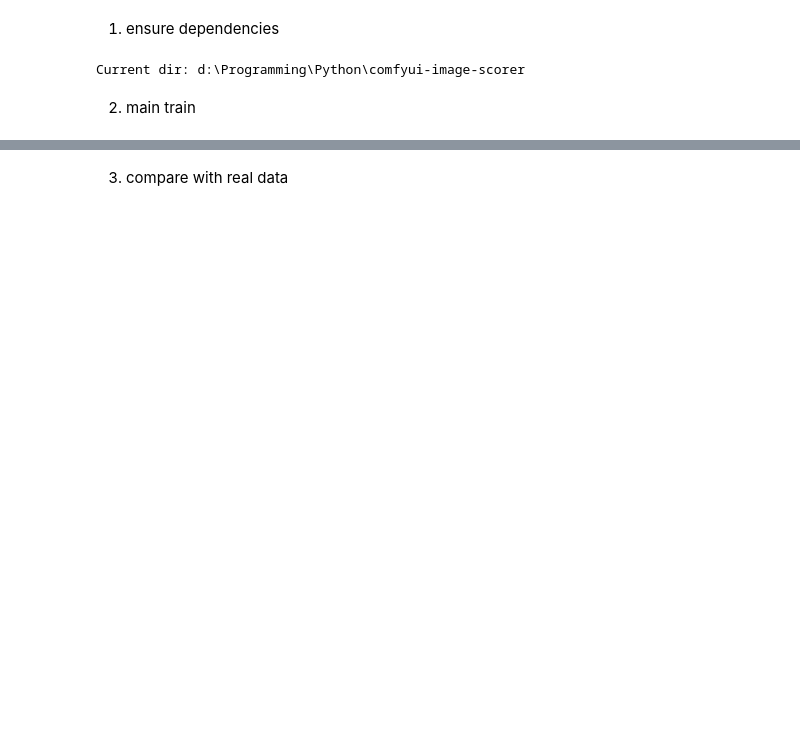
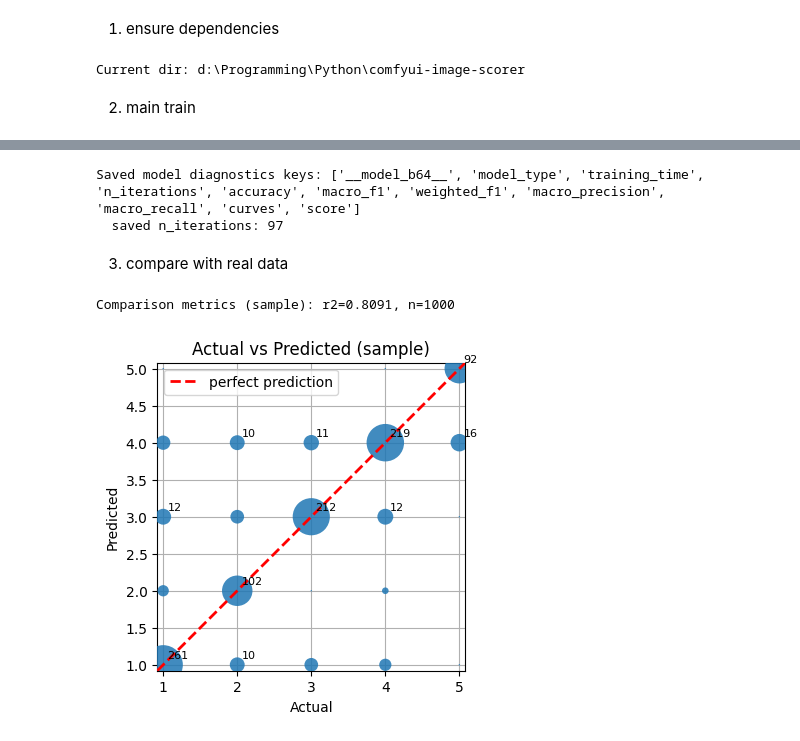
Before and after one commit to pskyvader/comfyui-image-scorer, a Jupyter notebook: external_modules/step03training/full_data/training.ipynb, the cells around one changed output, grey strips where cells are left out. Saved outputs shown, nothing was run; the diff lists cells and outputs as text; code cells hidden in the pictures; blank space fills up the shorter version.

```diff
--- a/external_modules/step03training/full_data/training.ipynb
+++ b/external_modules/step03training/full_data/training.ipynb
@@ -104,10 +169,10 @@ import numpy as np
 import json
 from shared.loaders.training_loader import training_loader
 
-data = training_loader.load_training_model()
-# data = np.load(training_model, allow_pickle=True)
+# Load diagnostics (not the model itself)
+data = training_loader.load_training_model_diagnostics()
 if not data:
-    raise FileNotFoundError("training data not found")
+    raise FileNotFoundError("training diagnostics not found")
 
 print("Saved model diagnostics keys:", list(data.keys()))
 if "params" in data:
@@ -134,35 +199,43 @@ metrics_blob = None
 if "metrics" in data:
     metrics_blob = data["metrics"]
     try:
-        if isinstance(metrics_blob, _np.ndarray) and metrics_blob.shape == ():
+        if isinstance(metrics_blob, np.ndarray) and metrics_blob.shape == ():
             metrics_blob = metrics_blob.item()
     except Exception:
         pass
 if (
     metrics_blob is not None
     and isinstance(metrics_blob, dict)
-    and "loss_curve" in metrics_blob
+    and "curves" in metrics_blob
 ):
-    lc = np.asarray(metrics_blob["loss_curve"])
+    lc = np.asarray(metrics_blob.get("curves", {}).get("valid", {}).get("l2", []))
     if lc.size > 0:
         print("  loss_curve (first 10):", lc[:10])
     else:
         print("  loss_curve present but empty")
-elif "loss_curve" in data:
-    lc = np.asarray(data["loss_curve"])
-    if lc.size > 0:
-        print("  loss_curve (first 10):", lc[:10])
+elif "curves" in data:
+    curves = data["curves"]
+    if isinstance(curves, dict) and "valid" in curves:
+        lc = np.asarray(curves["valid"].get("l2", []))
+        if lc.size > 0:
+            print("  loss_curve (first 10):", lc[:10])
 
 if (
     metrics_blob is not None
     and isinstance(metrics_blob, dict)
-    and "n_iter" in metrics_blob
+    and "n_iterations" in metrics_blob
 ):
-    print("  saved n_iter:", int(metrics_blob["n_iter"]))
-elif "n_iter" in data:
-    print("  saved n_iter:", int(data["n_iter"]))
+    print("  saved n_iterations:", int(metrics_blob["n_iterations"]))
+elif "n_iterations" in data:
+    print("  saved n_iterations:", int(data["n_iterations"]))
+# %% [output]
+Saved model diagnostics keys: ['__model_b64__', 'model_type', 'training_time', 'n_iterations', 'accuracy', 'macro_f1', 'weighted_f1', 'macro_precision', 'macro_recall', 'curves', 'score']
+  saved n_iterations: 97
 # %% [markdown]
 3. compare with real data
 # %%
 from external_modules.step03training.full_data.analysis import compare_model_vs_data
-compare_model_vs_data(training_model, x, y)
+compare_model_vs_data(x, y, plot=True, limit=1000)
+# %% [output]
+Comparison metrics (sample): r2=0.8091, n=1000
+[figure, added]
```
Also changed, not shown: parts of 3 cells of this notebook, 13 other files.
